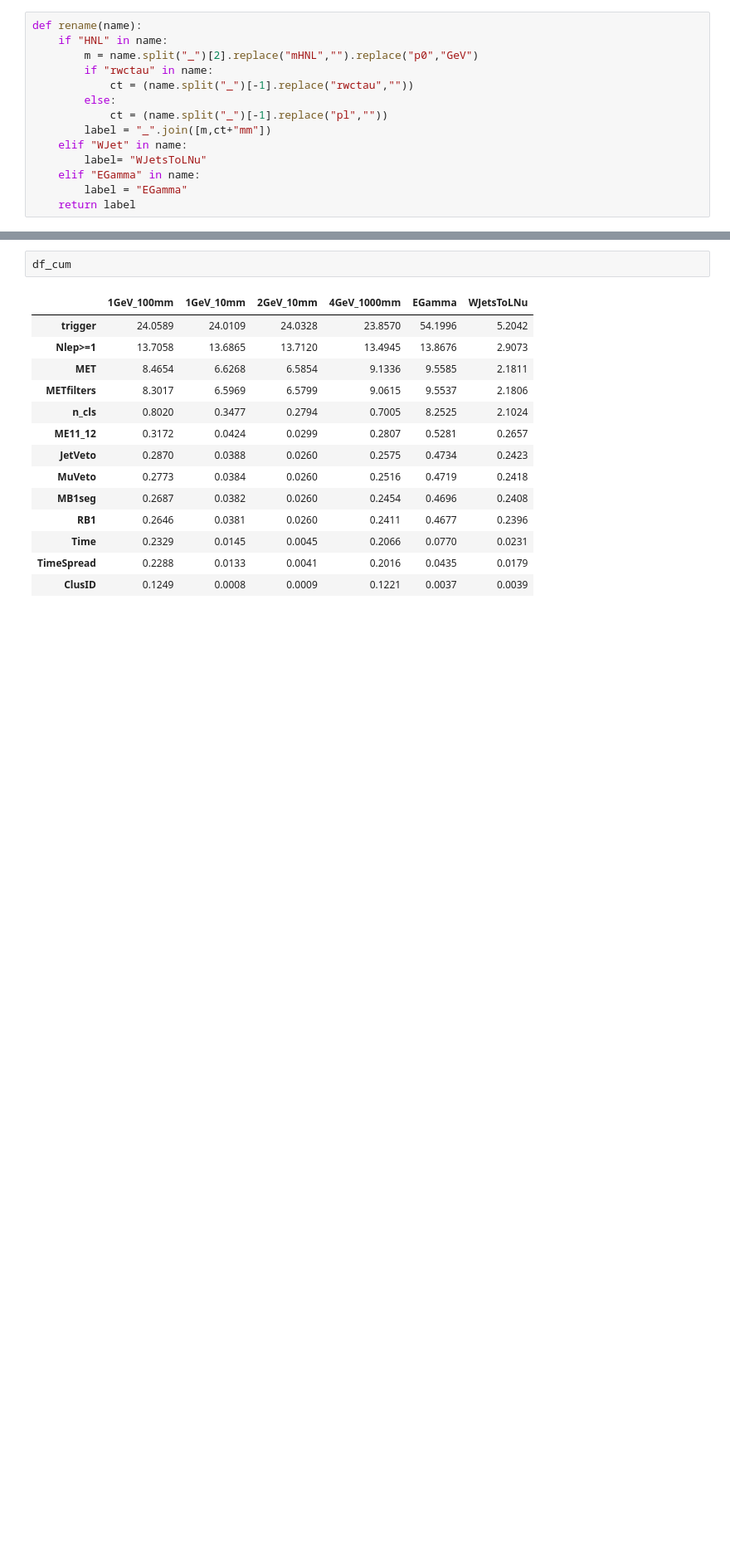
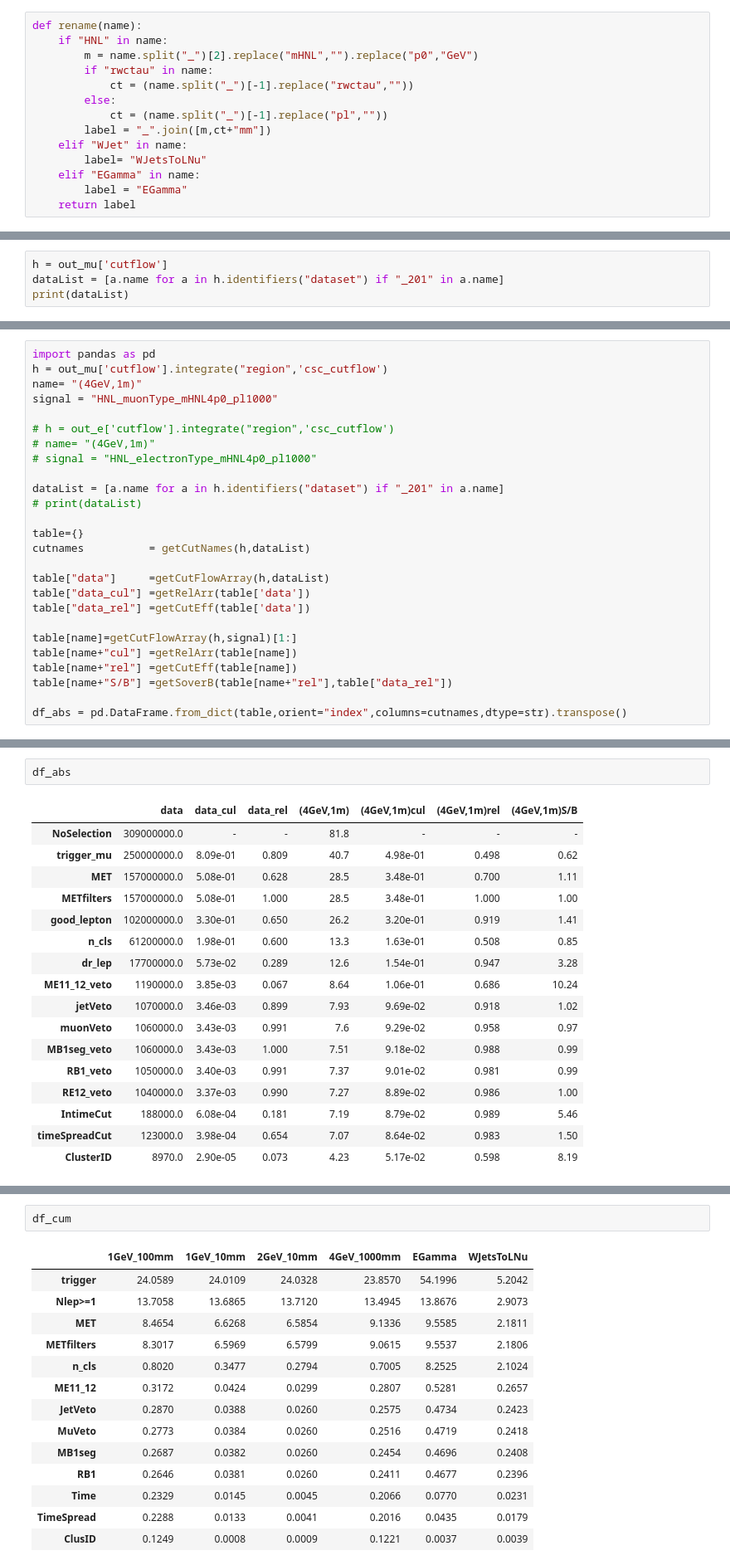
Before and after one commit to kakwok/LLP_coffea, a Jupyter notebook: notebook/CutFlow.ipynb, the cells around one changed output, grey strips where cells are left out. Shown: that part at 83% size. Cells and saved outputs as stored; diff of their text form; blank space fills up the shorter version.

Commit message:
add cutflow notebook

```diff
--- a/notebook/CutFlow.ipynb
+++ b/notebook/CutFlow.ipynb
@@ -92,0 +65,4 @@ out["sumw"]["HNL_electronType_mHNL1p0_pl10"]
+# %%
+h = out_mu['cutflow']
+dataList = [a.name for a in h.identifiers("dataset") if "_201" in a.name]
+print(dataList)
@@ -213,0 +110,26 @@ df_rel
+# %%
+import pandas as pd
+h = out_mu['cutflow'].integrate("region",'csc_cutflow')
+name= "(4GeV,1m)"
+signal = "HNL_muonType_mHNL4p0_pl1000"
+
+# h = out_e['cutflow'].integrate("region",'csc_cutflow')
+# name= "(4GeV,1m)"
+# signal = "HNL_electronType_mHNL4p0_pl1000"
+
+dataList = [a.name for a in h.identifiers("dataset") if "_201" in a.name]
+# print(dataList)
+
+table={}
+cutnames          = getCutNames(h,dataList)
+
+table["data"]     =getCutFlowArray(h,dataList)
+table["data_cul"] =getRelArr(table['data'])
+table["data_rel"] =getCutEff(table['data'])
+
+table[name]=getCutFlowArray(h,signal)[1:]
+table[name+"cul"] =getRelArr(table[name])
+table[name+"rel"] =getCutEff(table[name])
+table[name+"S/B"] =getSoverB(table[name+"rel"],table["data_rel"])
+
+df_abs = pd.DataFrame.from_dict(table,orient="index",columns=cutnames,dtype=str).transpose()
@@ -213,0 +156,20 @@ df_rel
+# %%
+df_abs
+# %% [output]
+|  | data | data_cul | data_rel | (4GeV,1m) | (4GeV,1m)cul | (4GeV,1m)rel | (4GeV,1m)S/B |
+| NoSelection | 309000000.0 | - | - | 81.8 | - | - | - |
+| trigger_mu | 250000000.0 | 8.09e-01 | 0.809 | 40.7 | 4.98e-01 | 0.498 | 0.62 |
+| MET | 157000000.0 | 5.08e-01 | 0.628 | 28.5 | 3.48e-01 | 0.700 | 1.11 |
+| METfilters | 157000000.0 | 5.08e-01 | 1.000 | 28.5 | 3.48e-01 | 1.000 | 1.00 |
+| good_lepton | 102000000.0 | 3.30e-01 | 0.650 | 26.2 | 3.20e-01 | 0.919 | 1.41 |
+| n_cls | 61200000.0 | 1.98e-01 | 0.600 | 13.3 | 1.63e-01 | 0.508 | 0.85 |
+| dr_lep | 17700000.0 | 5.73e-02 | 0.289 | 12.6 | 1.54e-01 | 0.947 | 3.28 |
+| ME11_12_veto | 1190000.0 | 3.85e-03 | 0.067 | 8.64 | 1.06e-01 | 0.686 | 10.24 |
+| jetVeto | 1070000.0 | 3.46e-03 | 0.899 | 7.93 | 9.69e-02 | 0.918 | 1.02 |
+| muonVeto | 1060000.0 | 3.43e-03 | 0.991 | 7.6 | 9.29e-02 | 0.958 | 0.97 |
+| MB1seg_veto | 1060000.0 | 3.43e-03 | 1.000 | 7.51 | 9.18e-02 | 0.988 | 0.99 |
+| RB1_veto | 1050000.0 | 3.40e-03 | 0.991 | 7.37 | 9.01e-02 | 0.981 | 0.99 |
+| RE12_veto | 1040000.0 | 3.37e-03 | 0.990 | 7.27 | 8.89e-02 | 0.986 | 1.00 |
+| IntimeCut | 188000.0 | 6.08e-04 | 0.181 | 7.19 | 8.79e-02 | 0.989 | 5.46 |
+| timeSpreadCut | 123000.0 | 3.98e-04 | 0.654 | 7.07 | 8.64e-02 | 0.983 | 1.50 |
+| ClusterID | 8970.0 | 2.90e-05 | 0.073 | 4.23 | 5.17e-02 | 0.598 | 8.19 |
```
Also changed, not shown: parts of 35 cells of this notebook.
